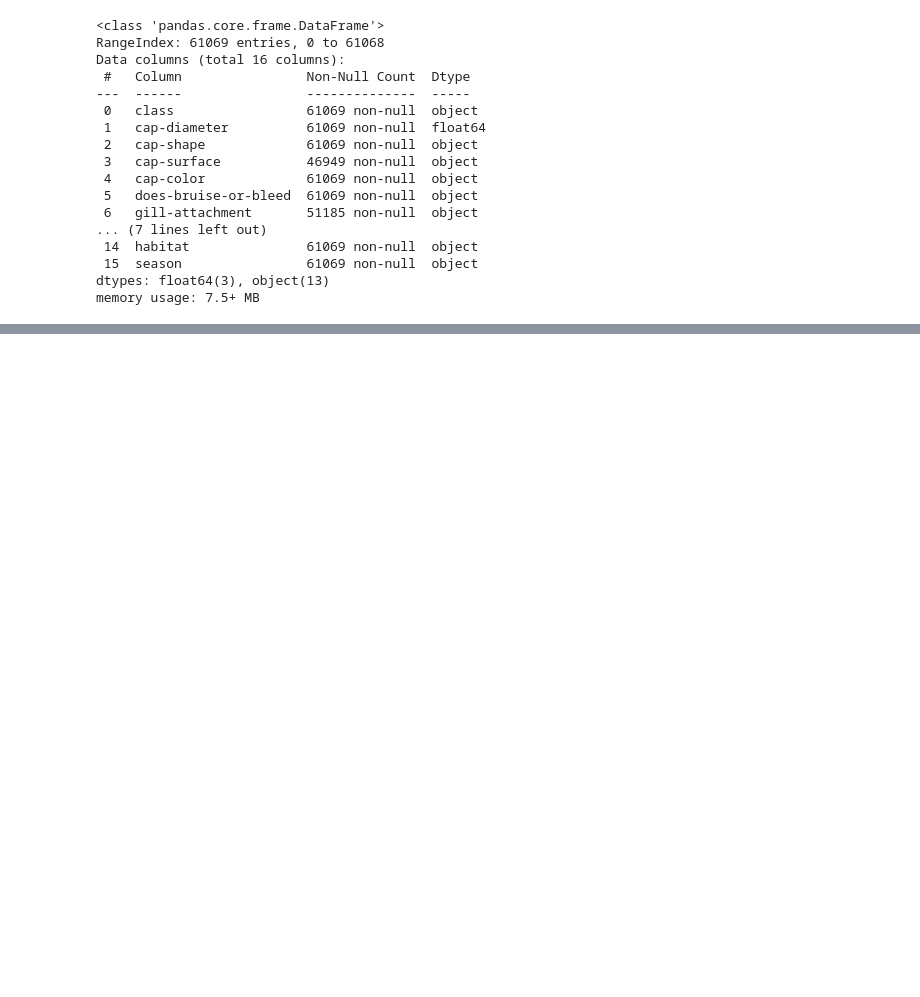
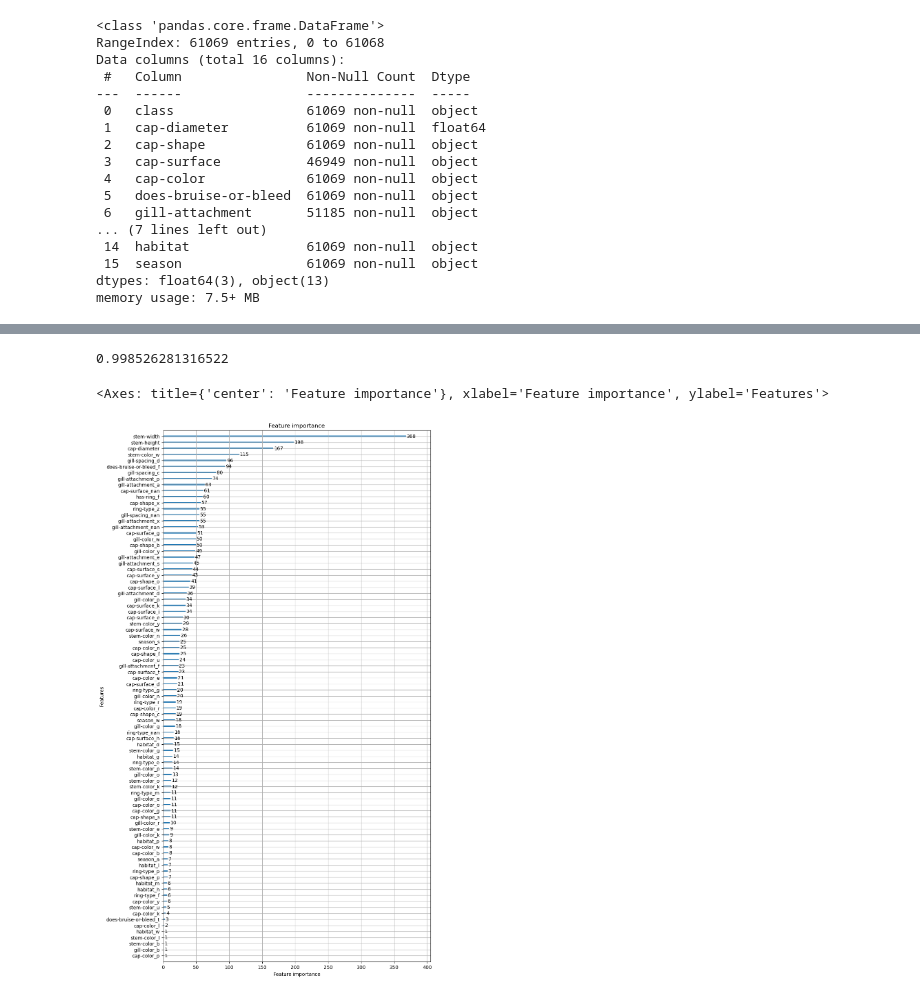
Before and after one commit to Haque2/mushroom-toxicity, a Jupyter notebook: mushroom-toxicity/mushroom_sergej.ipynb, the cells around one changed output, grey strips where cells are left out. Cells and saved outputs as stored; diff of their text form; code cells hidden in the pictures; blank space fills up the shorter version.

```diff
--- a/mushroom-toxicity/mushroom_sergej.ipynb
+++ b/mushroom-toxicity/mushroom_sergej.ipynb
@@ -209,0 +212,3 @@ df_encoded = df_encoded.drop(categorical_data, axis=1)
+# %%
+features = df_encoded.select_dtypes(include="number").drop(columns=["class"])
+target = df_encoded["class"]
@@ -209,0 +256,3 @@ df_encoded = df_encoded.drop(categorical_data, axis=1)
+# %%
+model = lgb.LGBMClassifier(learning_rate=0.09,max_depth=-1,random_state=42)
+model.fit(X_train_second, y_train_second, eval_set=[(X_test_second, y_test_second),(X_train_second, y_train_second)],eval_metric='logloss')
@@ -209,0 +269,9 @@ df_encoded = df_encoded.drop(categorical_data, axis=1)
+# %%
+model.score(X_test_second, y_test_second)
+# %% [output]
+0.998526281316522
+# %%
+lgb.plot_importance(model, figsize=(10,20))
+# %% [output]
+<Axes: title={'center': 'Feature importance'}, xlabel='Feature importance', ylabel='Features'>
+[figure, added]
```
Also changed, not shown: parts of 24 cells of this notebook.
